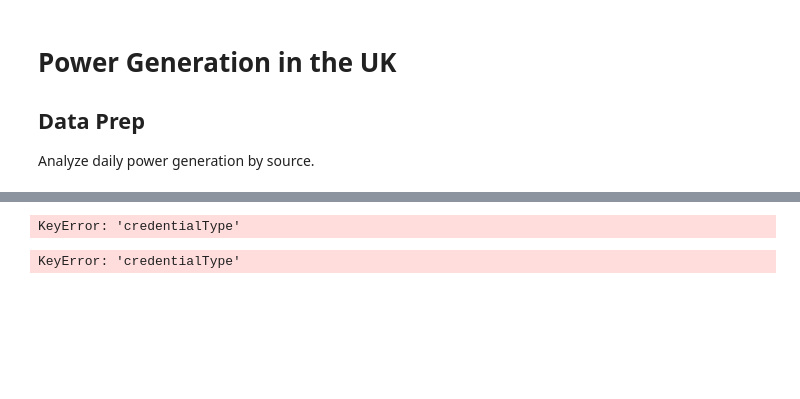
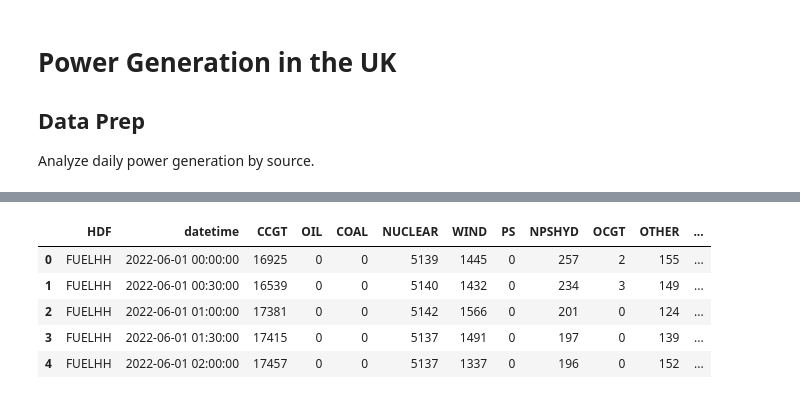
Before and after one commit to ddl-dave-heinicke/Data-Analyst-Workshop-Electricity, a Jupyter notebook: Power Extraction EDA.ipynb, the cells around one changed output, grey strips where cells are left out. Drawn from its saved outputs; the diff is of its cells as text; code cells hidden in the pictures; blank space fills up the shorter version.

```diff
--- a/Power Extraction EDA.ipynb
+++ b/Power Extraction EDA.ipynb
@@ -29,33 +32,16 @@ KeyError: 'credentialType'
-# %%
-from domino.data_sources import DataSourceClient
-
-# instantiate a client and fetch the datasource instance
-object_store = DataSourceClient().get_datasource("domino-winequality-workshop")
-
-# list objects available in the datasource
-objects = object_store.list_objects()
-
-## get content as binary
-# content = object_store.get("key")
-
-## download content to file
-# object_store.download_file("key", "./path/to/local/file")
-
-## Download content to file object
-# f = io.BytesIO()
-# object_store.download_fileobj("key", f)
-# %% [output]
-KeyError: 'credentialType'
-# %%
-from domino.data_sources import DataSourceClient
-
-# instantiate a client and fetch the datasource instance
-ds = DataSourceClient().get_datasource("Redshift_Demo")
-
-# res is a simple wrapper of the query result
-res = ds.query("select * from {{table_reference}}")
-
-# to_pandas() loads the result into a pandas dataframe
-df = res.to_pandas()
-# %% [output]
-KeyError: 'credentialType'
+# %%
+from io import StringIO
+import pandas as pd
+
+s = str(object_store.get("PowerGenerationData_June2022.csv"),'utf-8')
+data = StringIO(s)
+
+df = pd.read_csv(data)
+df.head()
+# %% [output]
+|  | HDF | datetime | CCGT | OIL | COAL | NUCLEAR | WIND | PS | NPSHYD | OCGT | OTHER | ... |
+| 0 | FUELHH | 2022-06-01 00:00:00 | 16925 | 0 | 0 | 5139 | 1445 | 0 | 257 | 2 | 155 | ... |
+| 1 | FUELHH | 2022-06-01 00:30:00 | 16539 | 0 | 0 | 5140 | 1432 | 0 | 234 | 3 | 149 | ... |
+| 2 | FUELHH | 2022-06-01 01:00:00 | 17381 | 0 | 0 | 5142 | 1566 | 0 | 201 | 0 | 124 | ... |
+| 3 | FUELHH | 2022-06-01 01:30:00 | 17415 | 0 | 0 | 5137 | 1491 | 0 | 197 | 0 | 139 | ... |
+| 4 | FUELHH | 2022-06-01 02:00:00 | 17457 | 0 | 0 | 5137 | 1337 | 0 | 196 | 0 | 152 | ... |
```
Also changed, not shown: parts of 4 cells of this notebook.
